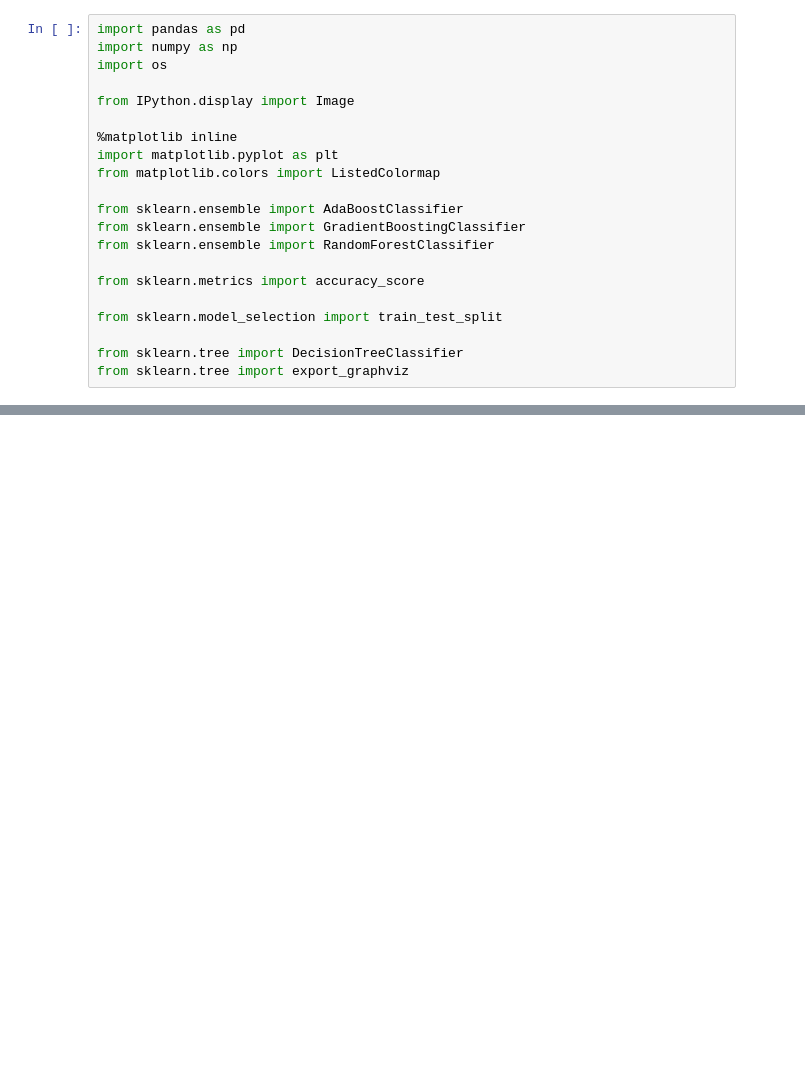
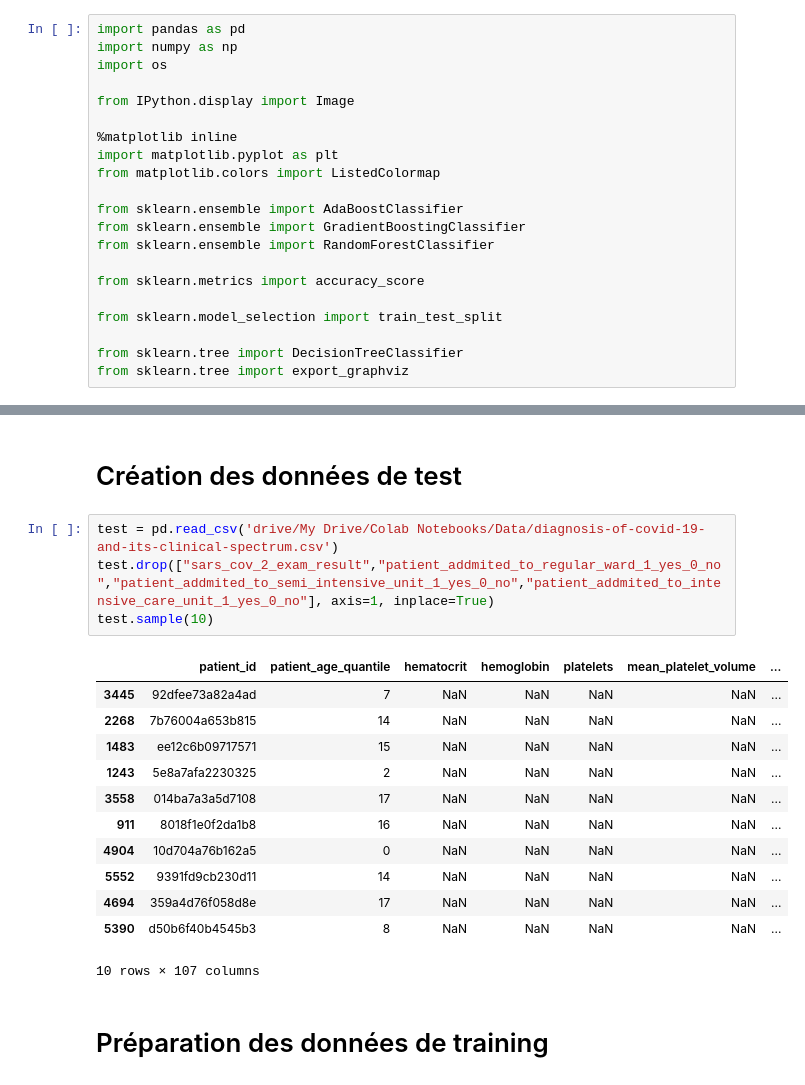
Before and after one commit to Laplo/tp_machine_learning, a Jupyter notebook: TP.ipynb, the cells around one changed output, grey strips where cells are left out. Cells and saved outputs as stored; diff of their text form; blank space fills up the shorter version.

```diff
--- a/TP.ipynb
+++ b/TP.ipynb
@@ -30,0 +52,21 @@ drive.mount('/content/drive')
+# %% [markdown]
+# Création des données de test
+# %%
+test = pd.read_csv('drive/My Drive/Colab Notebooks/Data/diagnosis-of-covid-19-and-its-clinical-spectrum.csv')
+test.drop(["sars_cov_2_exam_result","patient_addmited_to_regular_ward_1_yes_0_no","patient_addmited_to_semi_intensive_unit_1_yes_0_no","patient_addmited_to_intensive_care_unit_1_yes_0_no"], axis=1, inplace=True)
+test.sample(10)
+# %% [output]
+|  | patient_id | patient_age_quantile | hematocrit | hemoglobin | platelets | mean_platelet_volume | ... |
+| 3445 | 92dfee73a82a4ad | 7 | NaN | NaN | NaN | NaN | ... |
+| 2268 | 7b76004a653b815 | 14 | NaN | NaN | NaN | NaN | ... |
+| 1483 | ee12c6b09717571 | 15 | NaN | NaN | NaN | NaN | ... |
+| 1243 | 5e8a7afa2230325 | 2 | NaN | NaN | NaN | NaN | ... |
+| 3558 | 014ba7a3a5d7108 | 17 | NaN | NaN | NaN | NaN | ... |
+| 911 | 8018f1e0f2da1b8 | 16 | NaN | NaN | NaN | NaN | ... |
+| 4904 | 10d704a76b162a5 | 0 | NaN | NaN | NaN | NaN | ... |
+| 5552 | 9391fd9cb230d11 | 14 | NaN | NaN | NaN | NaN | ... |
+| 4694 | 359a4d76f058d8e | 17 | NaN | NaN | NaN | NaN | ... |
+| 5390 | d50b6f40b4545b3 | 8 | NaN | NaN | NaN | NaN | ... |
+10 rows × 107 columns
+# %% [markdown]
+# Préparation des données de training
```
Also changed, not shown: parts of 16 cells of this notebook.
